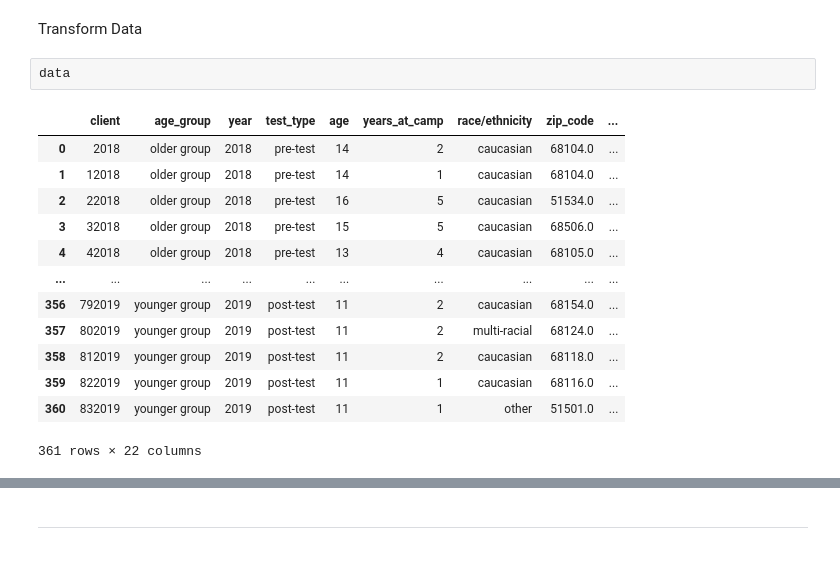
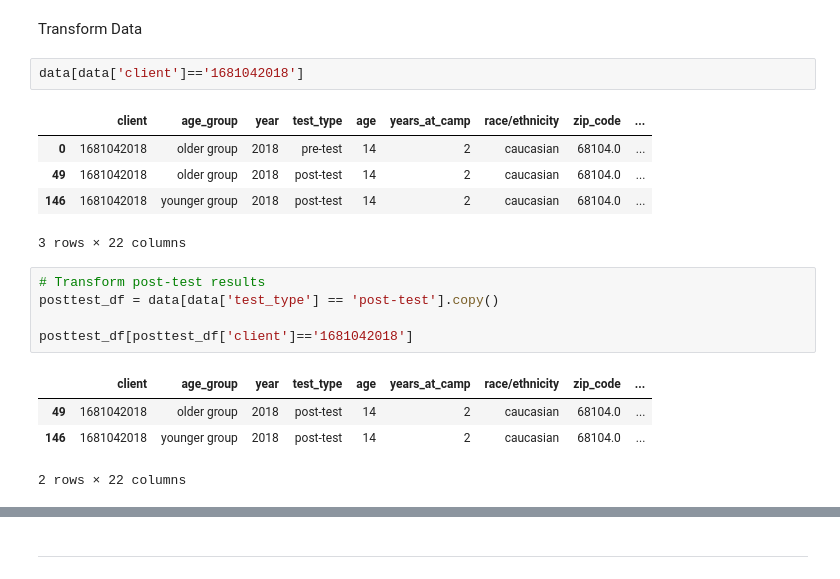
Before and after one commit to josh97ellis/omaha-girls-rock-analysis, a Jupyter notebook: notebooks/analysis.ipynb, the cells around one changed output, grey strips where cells are left out. Cells and saved outputs as stored; diff of their text form.

```diff
--- a/notebooks/analysis.ipynb
+++ b/notebooks/analysis.ipynb
@@ -17,21 +17,23 @@ Read processed data from github
 data = pd.read_csv('https://raw.githubusercontent.com/josh97ellis/omaha-girls-rock-analysis/master/data/processed/girls_rock_data.csv')
 # %% [markdown]
 Transform Data
-# %%
-data
-# %% [output]
-|  | client | age_group | year | test_type | age | years_at_camp | race/ethnicity | zip_code | ... |
-| 0 | 2018 | older group | 2018 | pre-test | 14 | 2 | caucasian | 68104.0 | ... |
-| 1 | 12018 | older group | 2018 | pre-test | 14 | 1 | caucasian | 68104.0 | ... |
-| 2 | 22018 | older group | 2018 | pre-test | 16 | 5 | caucasian | 51534.0 | ... |
-| 3 | 32018 | older group | 2018 | pre-test | 15 | 5 | caucasian | 68506.0 | ... |
-| 4 | 42018 | older group | 2018 | pre-test | 13 | 4 | caucasian | 68105.0 | ... |
-| ... | ... | ... | ... | ... | ... | ... | ... | ... | ... |
-| 356 | 792019 | younger group | 2019 | post-test | 11 | 2 | caucasian | 68154.0 | ... |
-| 357 | 802019 | younger group | 2019 | post-test | 11 | 2 | multi-racial | 68124.0 | ... |
-| 358 | 812019 | younger group | 2019 | post-test | 11 | 2 | caucasian | 68118.0 | ... |
-| 359 | 822019 | younger group | 2019 | post-test | 11 | 1 | caucasian | 68116.0 | ... |
-| 360 | 832019 | younger group | 2019 | post-test | 11 | 1 | other | 51501.0 | ... |
-361 rows × 22 columns
+# %%
+data[data['client']=='1681042018']
+# %% [output]
+|  | client | age_group | year | test_type | age | years_at_camp | race/ethnicity | zip_code | ... |
+| 0 | 1681042018 | older group | 2018 | pre-test | 14 | 2 | caucasian | 68104.0 | ... |
+| 49 | 1681042018 | older group | 2018 | post-test | 14 | 2 | caucasian | 68104.0 | ... |
+| 146 | 1681042018 | younger group | 2018 | post-test | 14 | 2 | caucasian | 68104.0 | ... |
+3 rows × 22 columns
+# %%
+# Transform post-test results
+posttest_df = data[data['test_type'] == 'post-test'].copy()
+
+posttest_df[posttest_df['client']=='1681042018']
+# %% [output]
+|  | client | age_group | year | test_type | age | years_at_camp | race/ethnicity | zip_code | ... |
+| 49 | 1681042018 | older group | 2018 | post-test | 14 | 2 | caucasian | 68104.0 | ... |
+| 146 | 1681042018 | younger group | 2018 | post-test | 14 | 2 | caucasian | 68104.0 | ... |
+2 rows × 22 columns
 # %%
 data_transformed = prepost_transform(data)
```
Also changed, not shown: parts of 2 cells of this notebook, 3 other files.
